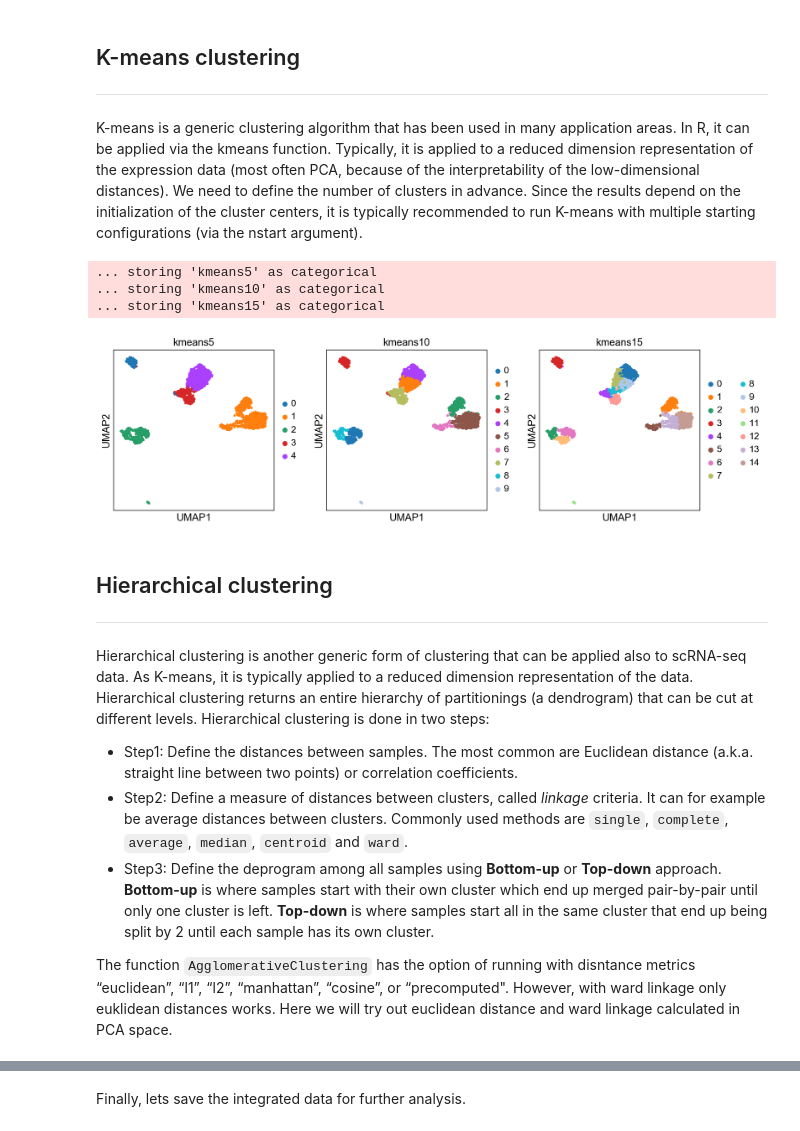
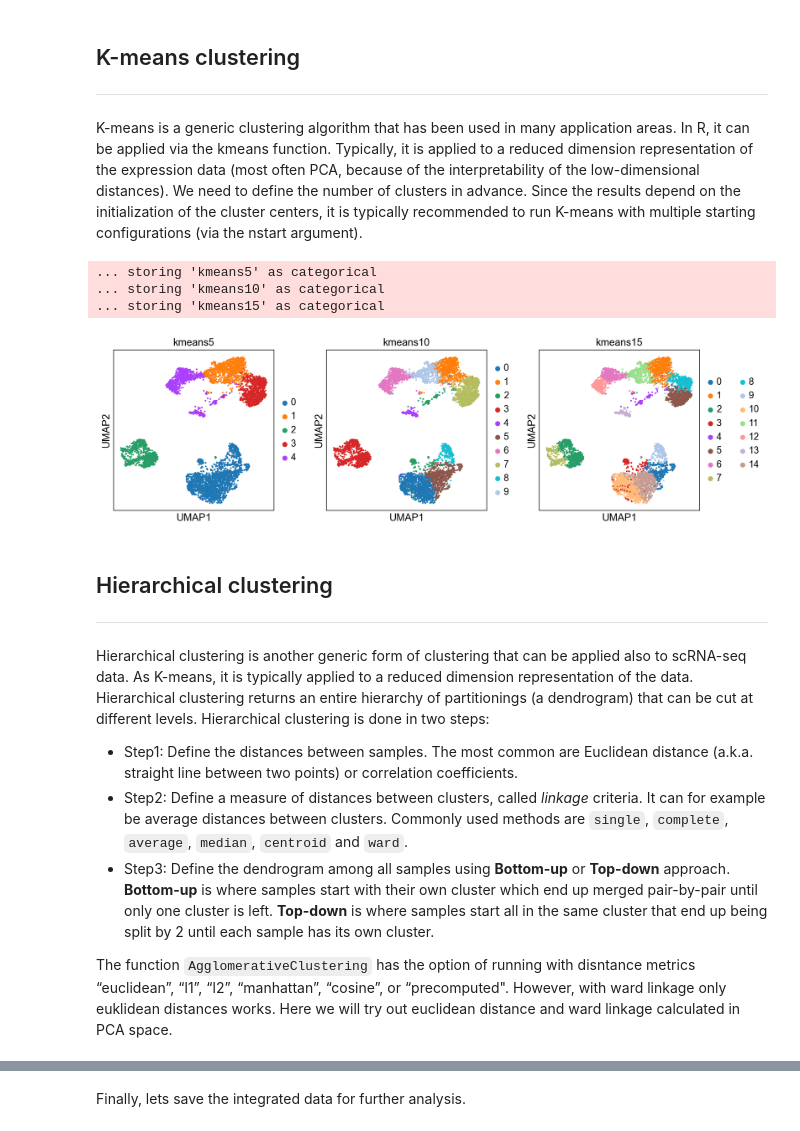
Before and after one commit to NBISweden/workshop-scRNAseq, a Jupyter notebook: labs/compiled/scanpy/scanpy_04_clustering.ipynb, the cells around one changed output, grey strips where cells are left out. Drawn from its saved outputs; the diff is of its cells as text; code cells hidden in the pictures.

```diff
--- a/labs/compiled/scanpy/scanpy_04_clustering.ipynb
+++ b/labs/compiled/scanpy/scanpy_04_clustering.ipynb
@@ -17,7 +15,9 @@ scanpy==1.4.4.post1 anndata==0.6.22.post1 umap==0.3.7 numpy==1.17.3 scipy==1.3.1
 # %%
 sc.settings.set_figure_params(dpi=80)
 # %%
-save_file = './data/scanpy_mnn_corrected_3pbmc.h5ad'
+# select the scanorama integration data.
+
+save_file = './data/results/scanpy_scanorama_corrected_covid.h5ad'
 adata = sc.read_h5ad(save_file)
 # %%
 adata
@@ -131,28 +144,28 @@ K-means is a generic clustering algorithm that has been used in many application
 # %%
 from sklearn.cluster import KMeans
 from sklearn.metrics import adjusted_rand_score
 
 # extract pca coordinates
-X_pca = adata.obsm['X_pca']
+X_pca = adata.obsm['Scanorama']
 
 # kmeans with k=5
 kmeans = KMeans(n_clusters=5, random_state=0).fit(X_pca)
 adata.obs['kmeans5'] = kmeans.labels_.astype(str)
 
 # kmeans with k=10
 kmeans = KMeans(n_clusters=10, random_state=0).fit(X_pca)
 adata.obs['kmeans10'] = kmeans.labels_.astype(str)
 
 # kmeans with k=15
 kmeans = KMeans(n_clusters=15, random_state=0).fit(X_pca)
 adata.obs['kmeans15'] = kmeans.labels_.astype(str)
 
 sc.pl.umap(adata, color=['kmeans5', 'kmeans10', 'kmeans15'])
 # %% [output]
 ... storing 'kmeans5' as categorical
 ... storing 'kmeans10' as categorical
 ... storing 'kmeans15' as categorical
-[figure, old version]
+[figure, new version]
 # %% [markdown]
 ## Hierarchical clustering
 ***
@@ -161,7 +174,7 @@ Hierarchical clustering is another generic form of clustering that can be applie
 
 * Step1: Define the distances between samples. The most common are Euclidean distance (a.k.a. straight line between two points) or correlation coefficients.
 * Step2: Define a measure of distances between clusters, called *linkage* criteria. It can for example be average distances between clusters. Commonly used methods are `single`, `complete`, `average`, `median`, `centroid` and `ward`.
-* Step3: Define the deprogram among all samples using **Bottom-up** or **Top-down** approach. **Bottom-up** is where samples start with their own cluster which end up merged pair-by-pair until only one cluster is left. **Top-down** is where samples start all in the same cluster that end up being split by 2 until each sample has its own cluster.
+* Step3: Define the dendrogram among all samples using **Bottom-up** or **Top-down** approach. **Bottom-up** is where samples start with their own cluster which end up merged pair-by-pair until only one cluster is left. **Top-down** is where samples start all in the same cluster that end up being split by 2 until each sample has its own cluster.
 
  The function `AgglomerativeClustering` has the option of running with disntance metrics “euclidean”, “l1”, “l2”, “manhattan”, “cosine”, or “precomputed". However, with ward linkage only euklidean distances works. Here we will try out euclidean distance and ward linkage calculated in PCA space.
 # %%
```
Also changed, not shown: parts of 14 cells of this notebook, 25 other files.
